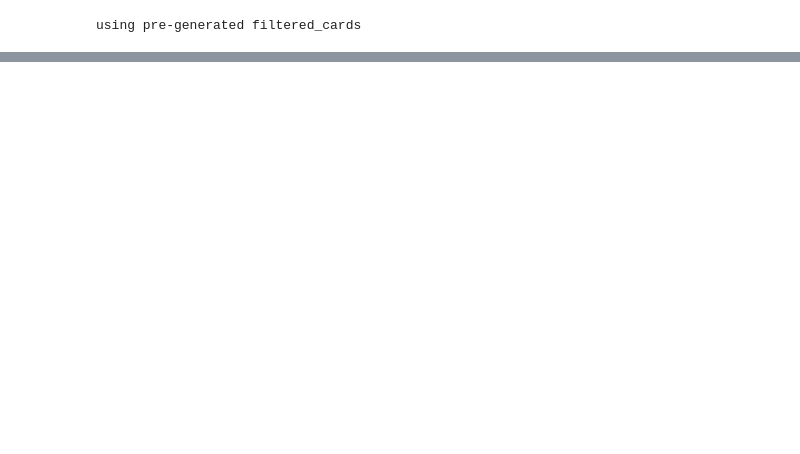
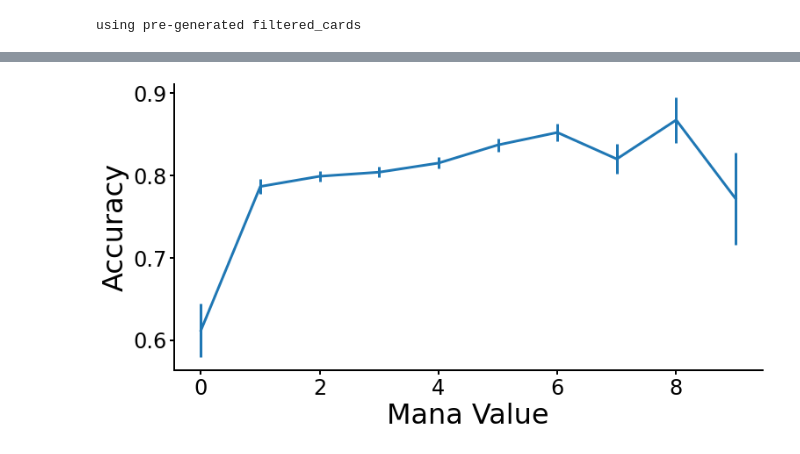
Before and after one commit to basvanopheusden/mtg, a Jupyter notebook: Mtg.ipynb, the cells around one changed output, grey strips where cells are left out. Cells and saved outputs as stored; diff of their text form; code cells hidden in the pictures; blank space fills up the shorter version.

```diff
--- a/Mtg.ipynb
+++ b/Mtg.ipynb
@@ -329,0 +401,4 @@ plot_accuracy_by_key(lambda c:int(c['released_at'].split('-')[0]),sort_by_count=
+# %%
+plot_accuracy_by_key(lambda c:c['cmc'],keys=range(10),xlabel='Mana Value')
+# %% [output]
+[figure, added]
```
Also changed, not shown: parts of 34 cells of this notebook, 1 other file.
